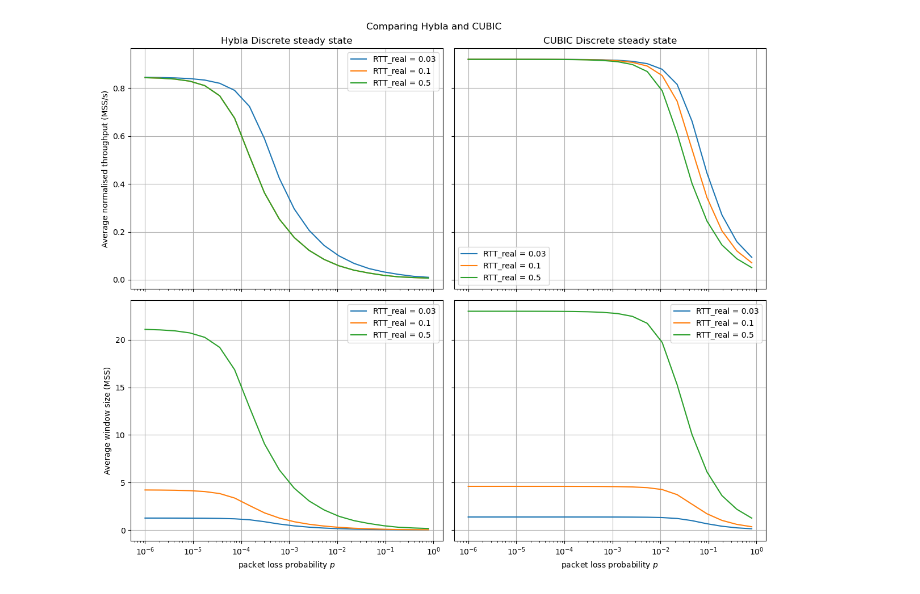
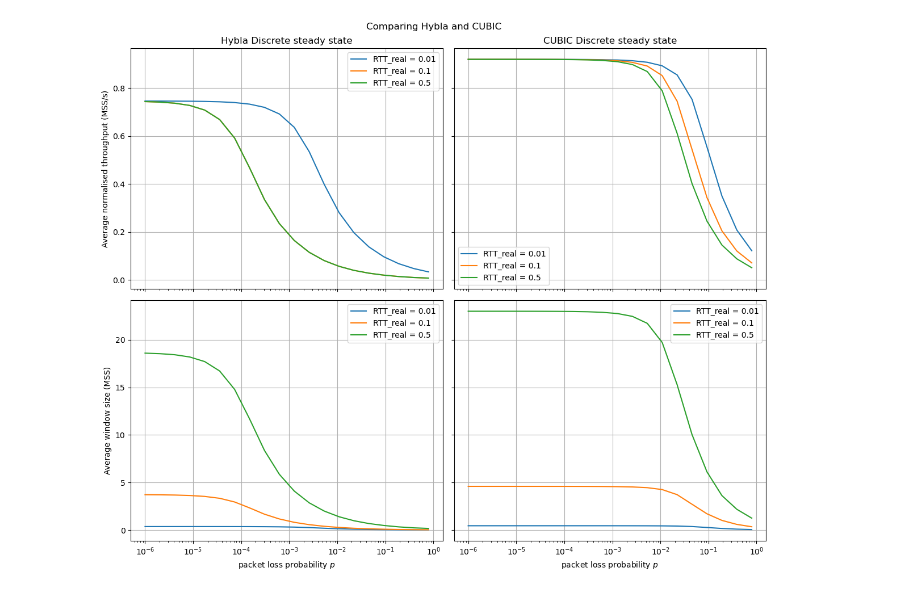
Before and after one commit to megretj/qpepcca, a Jupyter notebook: bitBasedMarkovianModel.ipynb, the cells around one changed output. Saved outputs shown, nothing was run; the diff lists cells and outputs as text; code cells hidden in the pictures.

```diff
--- a/bitBasedMarkovianModel.ipynb
+++ b/bitBasedMarkovianModel.ipynb
@@ -9,43 +12,43 @@ from ccaModels import CCA_MarkovChain_CUBIC_bit, CCA_MarkovChain_Hybla_bit
 # %%
 err_rates = np.logspace(-6,-0.1,20)
-RTTs = [0.03, 0.1,0.5]
+RTTs = [0.01, 0.1,0.5]
 throughputs = np.zeros([len(RTTs),len(err_rates),4])
 
 for k,R in enumerate(RTTs):
     for i, l in enumerate(err_rates):
-        wireless = CCA_MarkovChain_Hybla_bit(packet_err=l,beta=0.7 ,N=100, C = 50, RTT_real=R, RTT0=0.05)
-        cubic = CCA_MarkovChain_CUBIC_bit(packet_err=l,beta=0.7,N=100,C = 50, RTT_real=R)
+        wireless = CCA_MarkovChain_Hybla_bit(packet_err=l,beta=0.5 ,N=100, C = 50, RTT_real=R, RTT0=0.05, MTU=1000)
+        cubic = CCA_MarkovChain_CUBIC_bit(packet_err=l,beta=0.7,N=100,C = 50, RTT_real=R, MTU = 1000)
         throughputs[k,i,0] = wireless.avg_throughput()
         throughputs[k,i,1] = cubic.avg_throughput()
     throughputs[k,:,2] = throughputs[k,:,0]*wireless.W
     throughputs[k,:,3] = throughputs[k,:,1]*cubic.W
 
 fig, axs = plt.subplots(2, 2, figsize=(12,10),sharex=True, sharey="row")
 for k,R in enumerate(RTTs):
     axs[0,0].plot(err_rates,throughputs[k,:,0], label = f"RTT_real = {R}")
     axs[0,1].plot(err_rates,throughputs[k,:,1], label = f"RTT_real = {R}")
     axs[1,0].plot(err_rates,throughputs[k,:,2], label = f"RTT_real = {R}")
     axs[1,1].plot(err_rates,throughputs[k,:,3], label = f"RTT_real = {R}")
 axs[0,0].semilogx()
 axs[0,0].legend()
 axs[0,0].grid()
 axs[0,0].set_title(r"Hybla Discrete steady state")
 axs[0,0].set_ylabel(r'Average normalised throughput (MSS/s)')
 axs[0,1].semilogx()
 axs[0,1].legend()
 axs[0,1].grid()
 axs[0,1].set_title(r"CUBIC Discrete steady state")
 axs[1,0].semilogx()
 axs[1,0].legend()
 axs[1,0].grid()
 axs[1,0].set_xlabel(r"packet loss probability $p$")
 axs[1,0].set_ylabel(r'Average window size (MSS)')
 axs[1,1].semilogx()
 axs[1,1].legend()
 axs[1,1].grid()
 axs[1,1].set_xlabel(r"packet loss probability $p$")
 fig.suptitle("Comparing Hybla and CUBIC")
 fig.tight_layout()
 plt.show()
 # %% [output]
-[figure, old version]
+[figure, new version]
```
Also changed, not shown: parts of 2 cells of this notebook, 2 other files.
